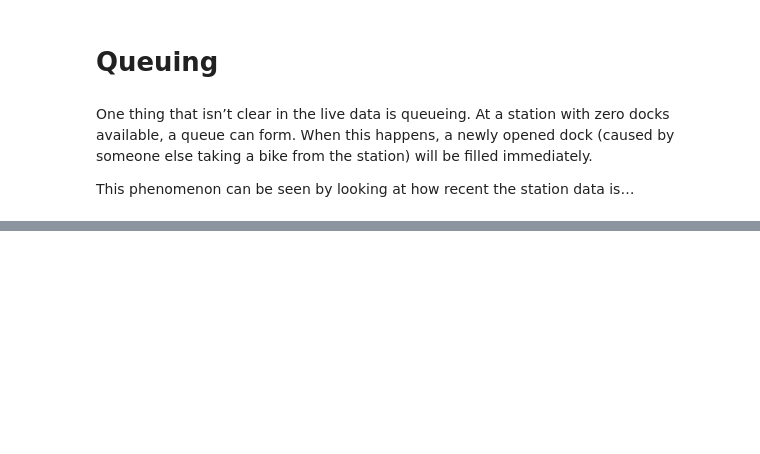
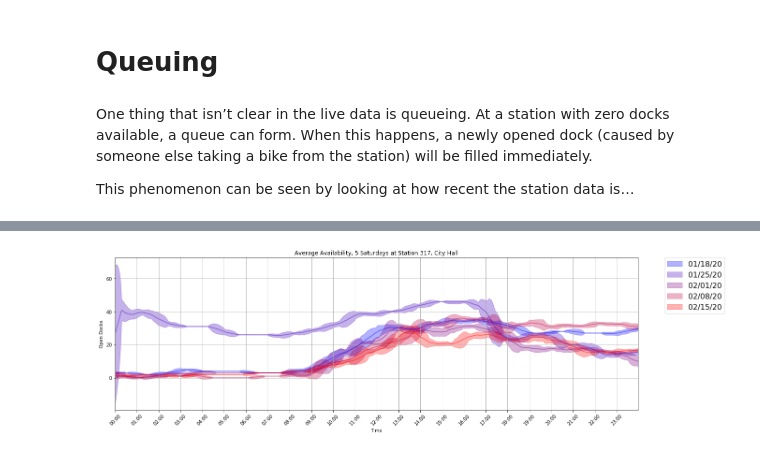
Before and after one commit to DonRomaniello/citibike_dock_availability, a Jupyter notebook: CitiBike_Docks.ipynb, the cells around one changed output, grey strips where cells are left out. Drawn from its saved outputs; the diff is of its cells as text; code cells hidden in the pictures; blank space fills up the shorter version.

```diff
--- a/CitiBike_Docks.ipynb
+++ b/CitiBike_Docks.ipynb
@@ -342,0 +492,89 @@ pd.Series(stale).plot(kind='hist', color='#ff8342', range=(0, 60), alpha=.5)
+# %%
+startday = '1/18/20 00:00'
+lateday = one_day_more(startday)
+weeks = 4
+endday = epoch_xweeks_from_day(startday, weeks)
+stationid = 317
+sigma = 2
+timerange = [locreturn(mu45, startday), locreturn(mu45, month_day_time(lateday))]
+
+sub2settings()
+
+patches = []
+for x in range(0, weeks + 1):
+  patches.append(mpatches.Patch(color=hex_color(int(((255 / weeks) * x)), 0, 255 - int(((255 / weeks) * x))),
+                                alpha=.3,
+                                label=month_day_year(epoch_xweeks_from_day(startday, x))
+  ))
+
+plt.legend(handles=patches, prop={'size': 16}, bbox_to_anchor=(1.05, 1), loc='upper left', borderaxespad=0.)
+
+
+plt.title('Average Availability, 5 Saturdays at Station 317, City Hall')
+
+
+# Stack days of week onto each other; ex. Saturday the 11th on Saturday the 18th, etc.
+for x in range(0, weeks + 1):
+
+  rowrange = [locreturn(mu45, month_day_time(epoch_xweeks_from_day(startday, x))),
+              locreturn(mu45, month_day_time(epoch_xweeks_from_day(month_day_time(one_day_more(startday)), x)))]
+
+  # Move the color along a spectrum
+  hue = hex_color(int(((255 / weeks) * x)), 0, 255 - int(((255 / weeks) * x)))
+
+
+  plt.fill_between(sigma45.index[timerange[0]:timerange[1]],
+                  mu45[rowrange[0]:rowrange[1]][stationid] - (sigma * sigma45[rowrange[0]:rowrange[1]][stationid]),
+                  mu45[rowrange[0]:rowrange[1]][stationid] + (sigma * sigma45[rowrange[0]:rowrange[1]][stationid]),
+                  color=hue,
+                  alpha=.3
+  )
+  plt.plot(sigma45.index[timerange[0]:timerange[1]],
+           mu45[rowrange[0]:rowrange[1]][stationid],
+           color=hue,
+           alpha=.5
+  )
+
+startday = '1/22/20 00:00'
+lateday = one_day_more(startday)
+weeks = 4
+endday = epoch_xweeks_from_day(startday, weeks)
+stationid = 317
+sigma = 2
+timerange = [locreturn(mu45, startday), locreturn(mu45, month_day_time(lateday))]
+
+sub2settings()
+
+patches = []
+for x in range(0, weeks + 1):
+  patches.append(mpatches.Patch(color=hex_color(int(((255 / weeks) * x)), 0, 255 - int(((255 / weeks) * x))),
+                                alpha=.3,
+                                label=month_day_year(epoch_xweeks_from_day(startday, x))
+  ))
+
+plt.title('Average Availability, 5 Wednesdays at Station 317, City Hall')
+
+
+# Stack days of week onto each other; ex. Saturday the 11th on Saturday the 18th, etc.
+for x in range(0, weeks + 1):
+
+  rowrange = [locreturn(mu45, month_day_time(epoch_xweeks_from_day(startday, x))),
+              locreturn(mu45, month_day_time(epoch_xweeks_from_day(month_day_time(one_day_more(startday)), x)))]
+
+  # Move the color along a spectrum
+  hue = hex_color(int(((255 / weeks) * x)), 0, 255 - int(((255 / weeks) * x)))
+
+
+  plt.fill_between(sigma45.index[timerange[0]:timerange[1]],
+                  mu45[rowrange[0]:rowrange[1]][stationid] - (sigma * sigma45[rowrange[0]:rowrange[1]][stationid]),
+                  mu45[rowrange[0]:rowrange[1]][stationid] + (sigma * sigma45[rowrange[0]:rowrange[1]][stationid]),
+                  color=hue,
+                  alpha=.3
+  )
+  plt.plot(sigma45.index[timerange[0]:timerange[1]],
+           mu45[rowrange[0]:rowrange[1]][stationid],
+           color=hue,
+           alpha=.5
+  )
+# %% [output]
+[figure, added]
```
Also changed, not shown: parts of 17 cells of this notebook.
